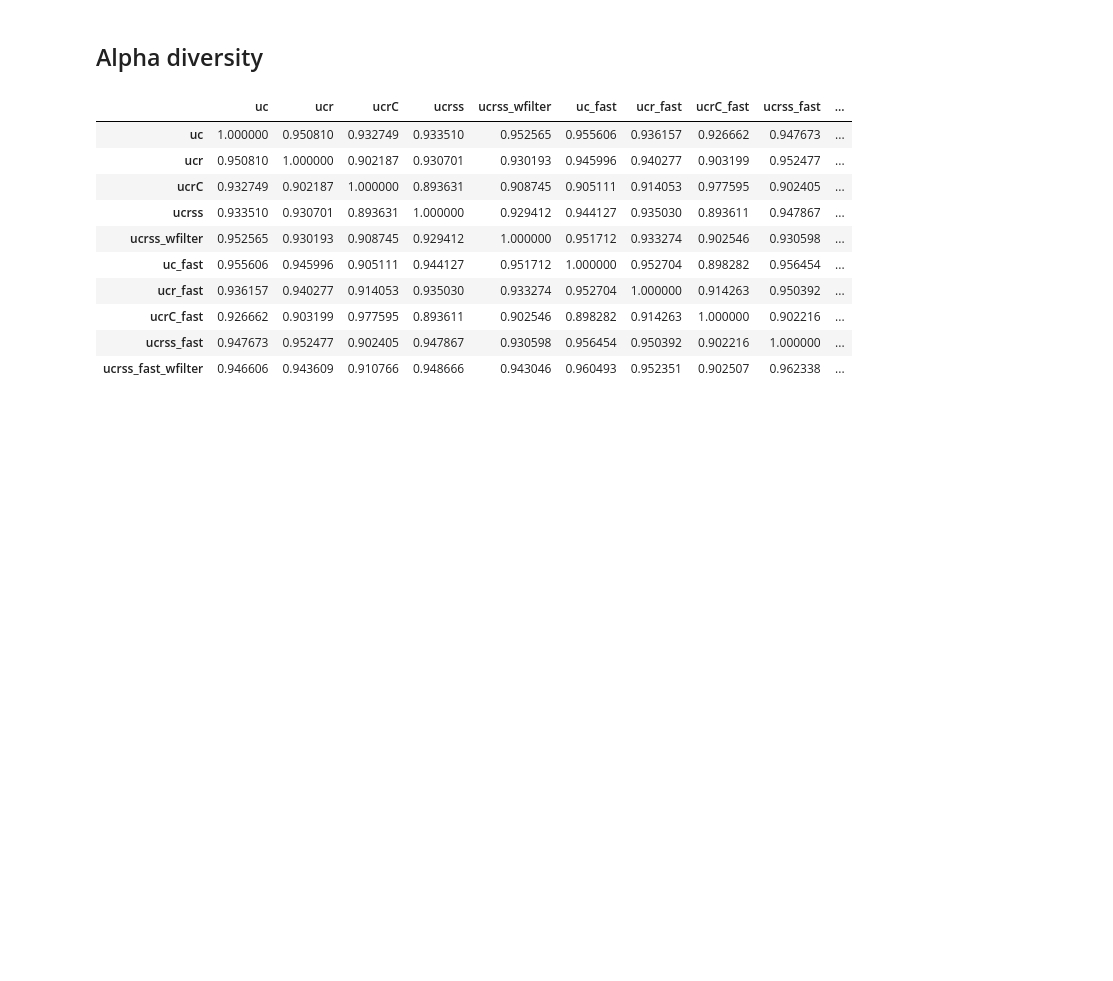
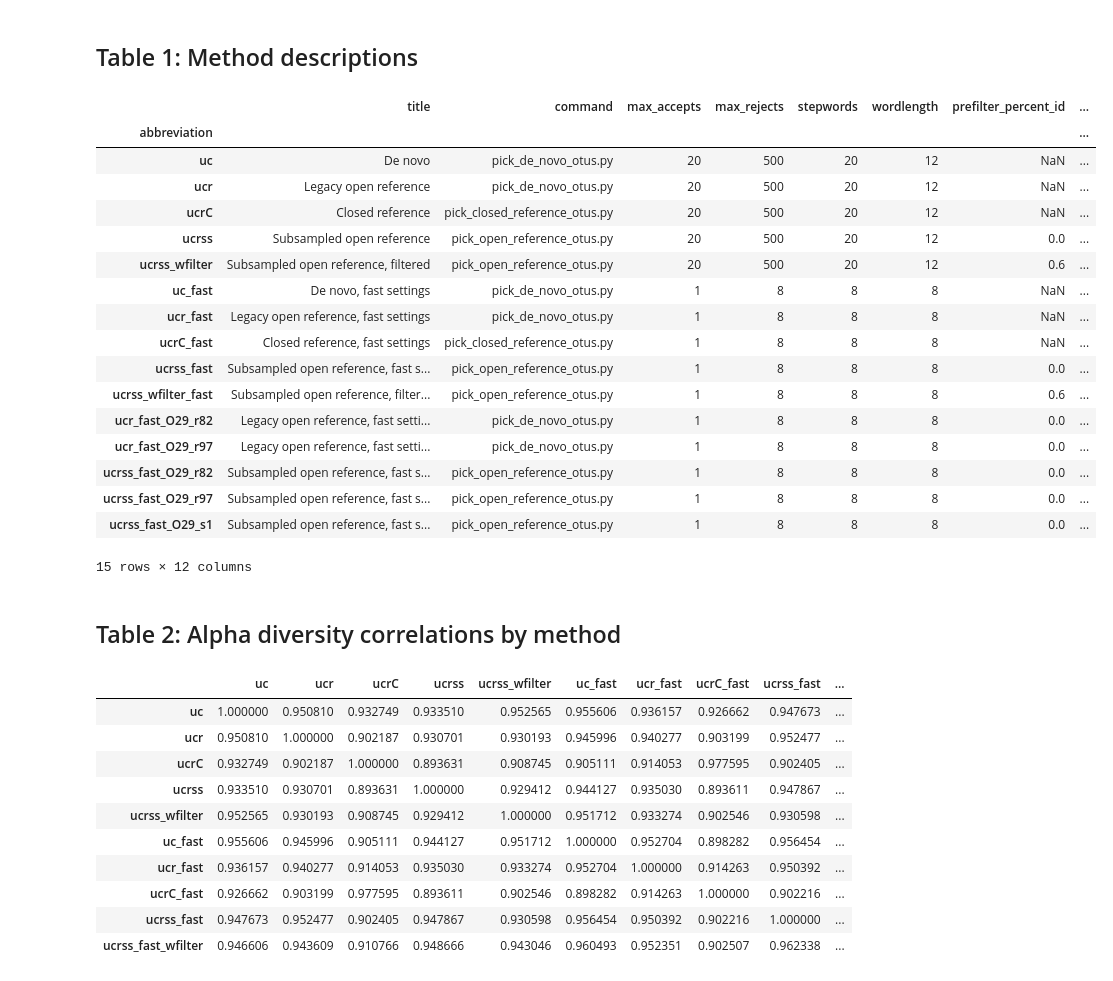
Before and after one commit to caporaso-lab/cloaked-octo-ninja, a Jupyter notebook: analyses.ipynb, the cells around one changed output. Cells and saved outputs as stored; diff of their text form; code cells hidden in the pictures; blank space fills up the shorter version.

```diff
--- a/analyses.ipynb
+++ b/analyses.ipynb
@@ -9,5 +11,28 @@ order = ['uc','ucr','ucrC','ucrss','ucrss_wfilter',
+# %% [markdown]
+## Table 1: Method descriptions
+# %%
+method_descriptions
+# %% [output]
+|  | title | command | max_accepts | max_rejects | stepwords | wordlength | prefilter_percent_id | ... |
+| abbreviation |  |  |  |  |  |  |  | ... |
+| uc | De novo | pick_de_novo_otus.py | 20 | 500 | 20 | 12 | NaN | ... |
+| ucr | Legacy open reference | pick_de_novo_otus.py | 20 | 500 | 20 | 12 | NaN | ... |
+| ucrC | Closed reference | pick_closed_reference_otus.py | 20 | 500 | 20 | 12 | NaN | ... |
+| ucrss | Subsampled open reference | pick_open_reference_otus.py | 20 | 500 | 20 | 12 | 0.0 | ... |
+| ucrss_wfilter | Subsampled open reference, filtered | pick_open_reference_otus.py | 20 | 500 | 20 | 12 | 0.6 | ... |
+| uc_fast | De novo, fast settings | pick_de_novo_otus.py | 1 | 8 | 8 | 8 | NaN | ... |
+| ucr_fast | Legacy open reference, fast settings | pick_de_novo_otus.py | 1 | 8 | 8 | 8 | NaN | ... |
+| ucrC_fast | Closed reference, fast settings | pick_closed_reference_otus.py | 1 | 8 | 8 | 8 | NaN | ... |
+| ucrss_fast | Subsampled open reference, fast s... | pick_open_reference_otus.py | 1 | 8 | 8 | 8 | 0.0 | ... |
+| ucrss_wfilter_fast | Subsampled open reference, filter... | pick_open_reference_otus.py | 1 | 8 | 8 | 8 | 0.6 | ... |
+| ucr_fast_O29_r82 | Legacy open reference, fast setti... | pick_de_novo_otus.py | 1 | 8 | 8 | 8 | 0.0 | ... |
+| ucr_fast_O29_r97 | Legacy open reference, fast setti... | pick_de_novo_otus.py | 1 | 8 | 8 | 8 | 0.0 | ... |
+| ucrss_fast_O29_r82 | Subsampled open reference, fast s... | pick_open_reference_otus.py | 1 | 8 | 8 | 8 | 0.0 | ... |
+| ucrss_fast_O29_r97 | Subsampled open reference, fast s... | pick_open_reference_otus.py | 1 | 8 | 8 | 8 | 0.0 | ... |
+| ucrss_fast_O29_s1 | Subsampled open reference, fast s... | pick_open_reference_otus.py | 1 | 8 | 8 | 8 | 0.0 | ... |
+15 rows × 12 columns
 # %% [markdown]
-## Alpha diversity
+## Table 2: Alpha diversity correlations by method
 # %%
 adiv_fp_sets = [glob('%s-otus/*/adiv*txt' % id_) for id_ in data_set_ids]
 adiv_results = {}
```
Also changed, not shown: parts of 57 cells of this notebook.
